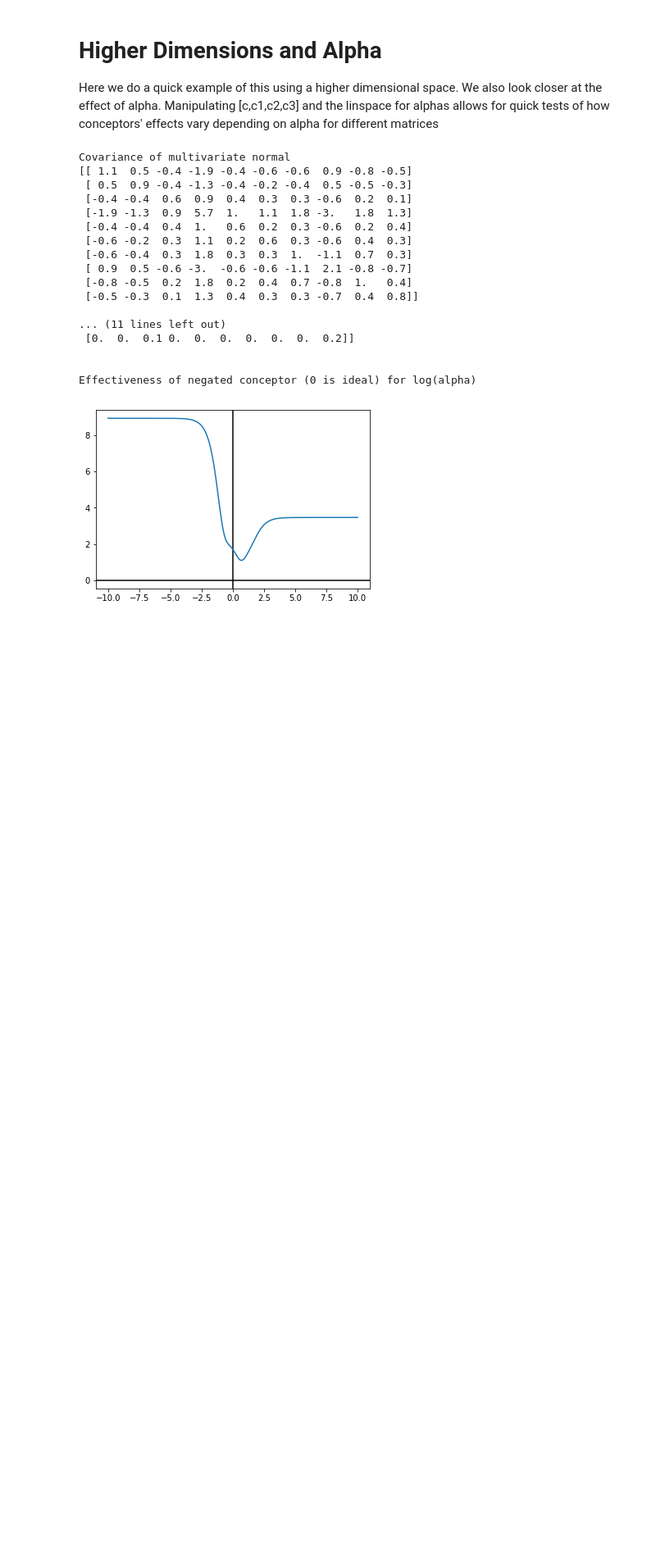
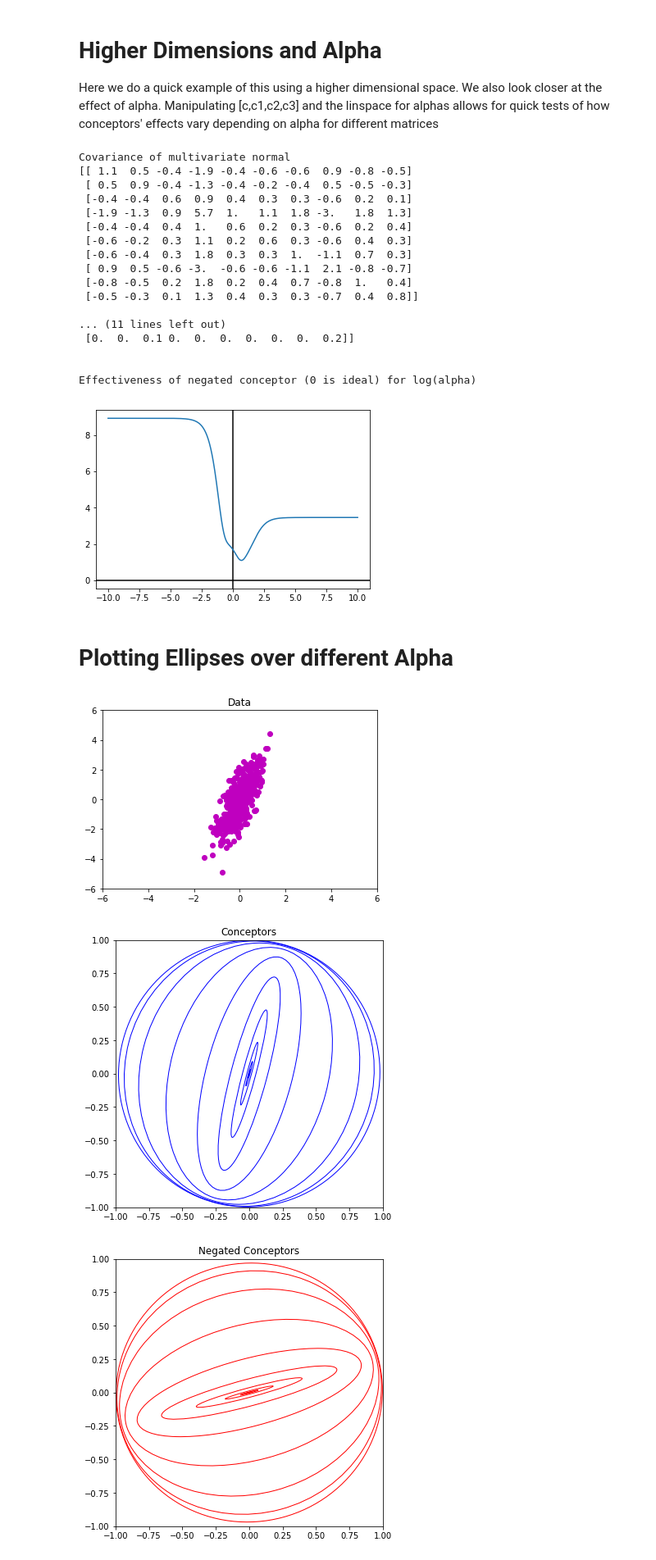
Before and after one commit to chetan-parthiban/Conceptors, a Jupyter notebook: ConceptorsExperiments.ipynb, the cells around one changed output. Shown at 82% size. Saved outputs shown, nothing was run; the diff lists cells and outputs as text; code cells hidden in the pictures; blank space fills up the shorter version.

```diff
--- a/ConceptorsExperiments.ipynb
+++ b/ConceptorsExperiments.ipynb
@@ -518,3 +522,55 @@ Covariance of multivariate normal
 
 Effectiveness of negated conceptor (0 is ideal) for log(alpha)
 [figure]
+# %% [markdown]
+# Plotting Ellipses over different Alpha
+# %%
+N = 50000
+r = np.pi/6
+rot = [[np.cos(r), -np.sin(r)],[np.sin(r),np.cos(r)]]
+x = np.random.multivariate_normal([0,0],[[1,0.9],
+                                         [0.9,1]],N).T
+x = rot @ x
+
+alphas = np.linspace(-2,3,10)
+alphas = np.exp(alphas)
+
+plt.title('Data')
+plt.scatter(x[0,::100],x[1,::100], c = 'm')
+plt.xlim((-6,6))
+plt.ylim((-6,6))
+plt.show()
+
+plt.figure(figsize=(6,6))
+ax = plt.subplot(111, aspect = 'equal')
+plt.title('Conceptors')
+
+for alpha in alphas:
+    conceptor = get_conceptor(x,alpha)
+    eigx, vecx = eig(conceptor)
+    thetax = np.arccos(np.dot(vecx[:,0],[1,0]))
+    ellx = ellipse((0,0), 2*eigx[0], 2*eigx[1], np.rad2deg(thetax), edgecolor = 'b', facecolor = 'none')
+    ax.add_artist(ellx)
+
+plt.xlim((-1,1))
+plt.ylim((-1,1))
+plt.show()
+
+plt.figure(figsize=(6,6))
+ax = plt.subplot(111, aspect = 'equal')
+plt.title('Negated Conceptors')
+
+for alpha in alphas:
+    conceptor = NOT(get_conceptor(x,alpha))
+    eigx, vecx = eig(conceptor)
+    thetax = np.arccos(np.dot(vecx[:,0],[1,0]))
+    ellx = ellipse((0,0), 2*eigx[0], 2*eigx[1], np.rad2deg(thetax), edgecolor = 'r', facecolor = 'none')
+    ax.add_artist(ellx)
+
+plt.xlim((-1,1))
+plt.ylim((-1,1))
+plt.show()
+# %% [output]
+[figure, added]
+[figure, added]
+[figure, added]
```
Also changed, not shown: parts of 9 cells of this notebook.
